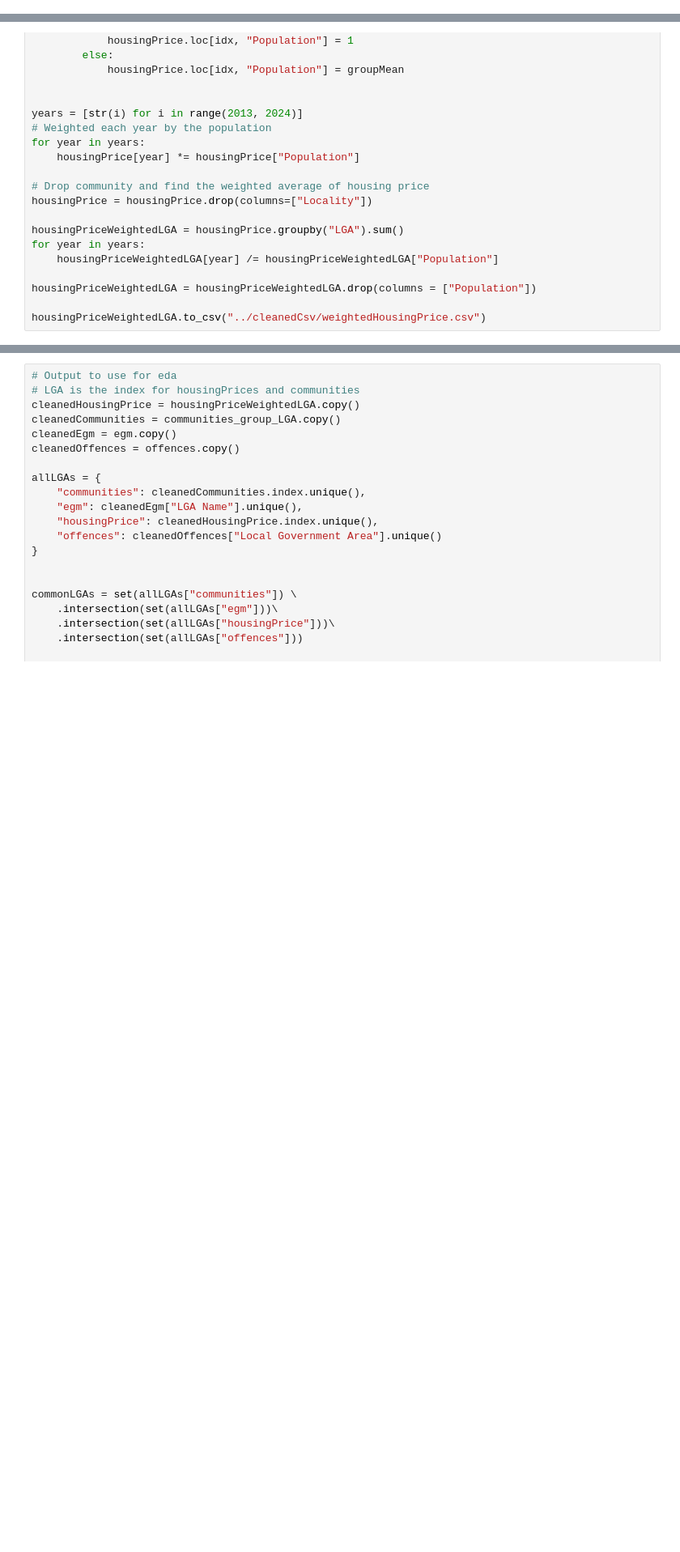
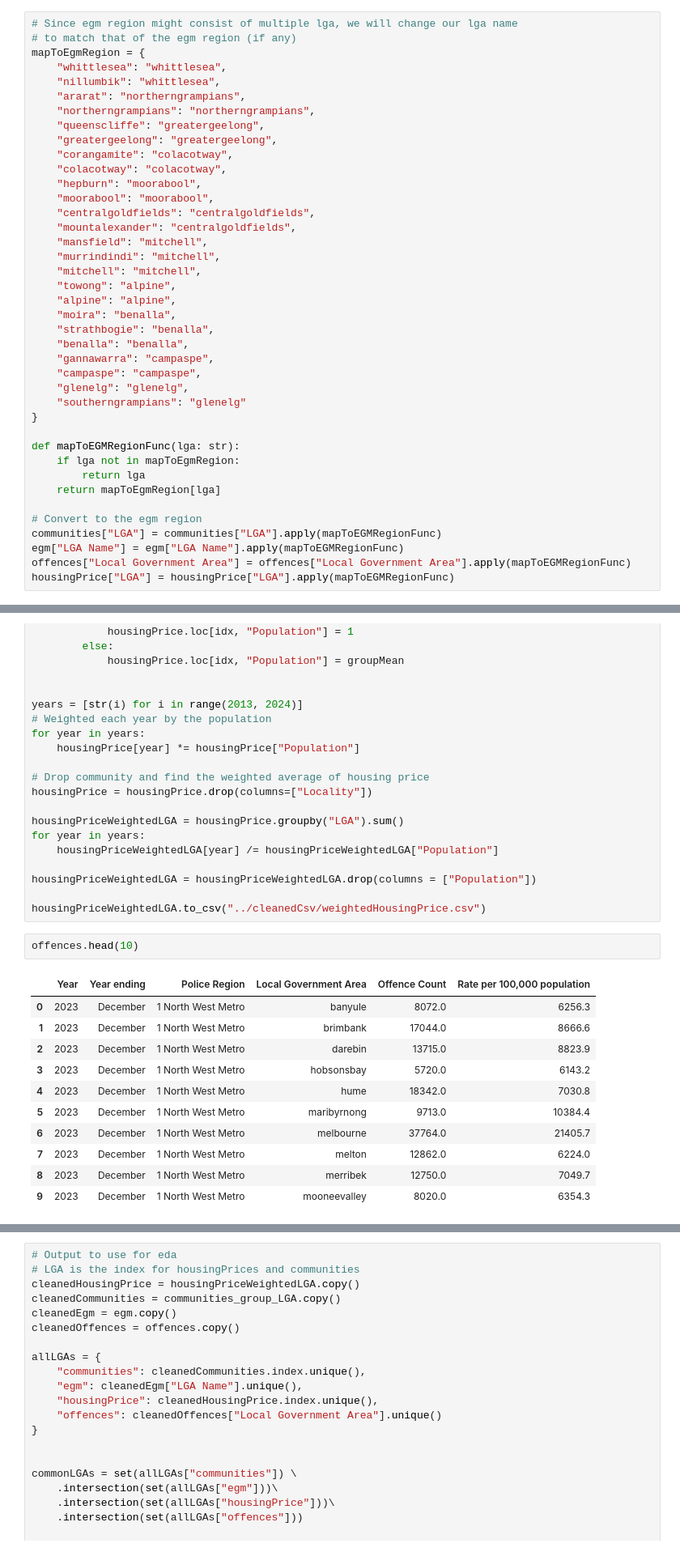
Before and after one commit to khangluong2004/COMP20008_Assignment2, a Jupyter notebook: khang/preProcessing.ipynb, the cells around one changed output, grey strips where cells are left out. Shown at 81% size. Cells and saved outputs as stored; diff of their text form; blank space fills up the shorter version.

```diff
--- a/khang/preProcessing.ipynb
+++ b/khang/preProcessing.ipynb
@@ -203,6 +203,46 @@ def clean_lga_all(communities, egm, housingPrice, offences):
     clean_lga_housing(housingPrice)
 
 clean_lga_all(communities, egm, housingPrice, offences)
+# %%
+# Since egm region might consist of multiple lga, we will change our lga name
+# to match that of the egm region (if any)
+mapToEgmRegion = {
+    "whittlesea": "whittlesea",
+    "nillumbik": "whittlesea",
+    "ararat": "northerngrampians",
+    "northerngrampians": "northerngrampians",
+    "queenscliffe": "greatergeelong",
+    "greatergeelong": "greatergeelong",
+    "corangamite": "colacotway",
+    "colacotway": "colacotway",
+    "hepburn": "moorabool",
+    "moorabool": "moorabool",
+    "centralgoldfields": "centralgoldfields",
+    "mountalexander": "centralgoldfields",
+    "mansfield": "mitchell",
+    "murrindindi": "mitchell",
+    "mitchell": "mitchell",
+    "towong": "alpine",
+    "alpine": "alpine",
+    "moira": "benalla",
+    "strathbogie": "benalla",
+    "benalla": "benalla",
+    "gannawarra": "campaspe",
+    "campaspe": "campaspe",
+    "glenelg": "glenelg",
+    "southerngrampians": "glenelg"
+}
+
+def mapToEGMRegionFunc(lga: str):
+    if lga not in mapToEgmRegion:
+        return lga
+    return mapToEgmRegion[lga]
+
+# Convert to the egm region
+communities["LGA"] = communities["LGA"].apply(mapToEGMRegionFunc)
+egm["LGA Name"] = egm["LGA Name"].apply(mapToEGMRegionFunc)
+offences["Local Government Area"] = offences["Local Government Area"].apply(mapToEGMRegionFunc)
+housingPrice["LGA"] = housingPrice["LGA"].apply(mapToEGMRegionFunc)
 # %%
 # Clean egm (mainly check for type)
 for column in egm.columns:
@@ -1172,3 +1212,17 @@ for year in years:
 housingPriceWeightedLGA = housingPriceWeightedLGA.drop(columns = ["Population"])
 
 housingPriceWeightedLGA.to_csv("../cleanedCsv/weightedHousingPrice.csv")
+# %%
+offences.head(10)
+# %% [output]
+|  | Year | Year ending | Police Region | Local Government Area | Offence Count | Rate per 100,000 population |
+| 0 | 2023 | December | 1 North West Metro | banyule | 8072.0 | 6256.3 |
+| 1 | 2023 | December | 1 North West Metro | brimbank | 17044.0 | 8666.6 |
+| 2 | 2023 | December | 1 North West Metro | darebin | 13715.0 | 8823.9 |
+| 3 | 2023 | December | 1 North West Metro | hobsonsbay | 5720.0 | 6143.2 |
+| 4 | 2023 | December | 1 North West Metro | hume | 18342.0 | 7030.8 |
+| 5 | 2023 | December | 1 North West Metro | maribyrnong | 9713.0 | 10384.4 |
+| 6 | 2023 | December | 1 North West Metro | melbourne | 37764.0 | 21405.7 |
+| 7 | 2023 | December | 1 North West Metro | melton | 12862.0 | 6224.0 |
+| 8 | 2023 | December | 1 North West Metro | merribek | 12750.0 | 7049.7 |
+| 9 | 2023 | December | 1 North West Metro | mooneevalley | 8020.0 | 6354.3 |
```
Also changed, not shown: parts of 1 cell of this notebook, 3 other files.
